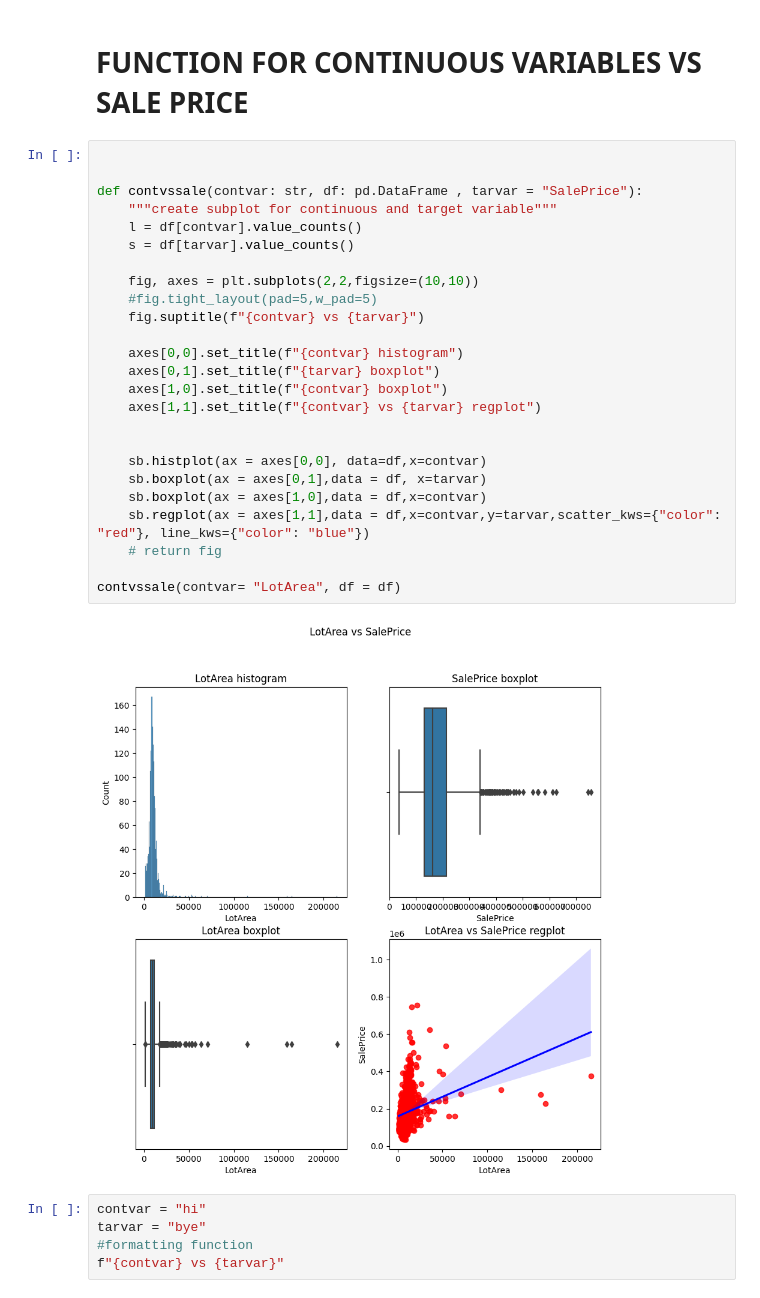
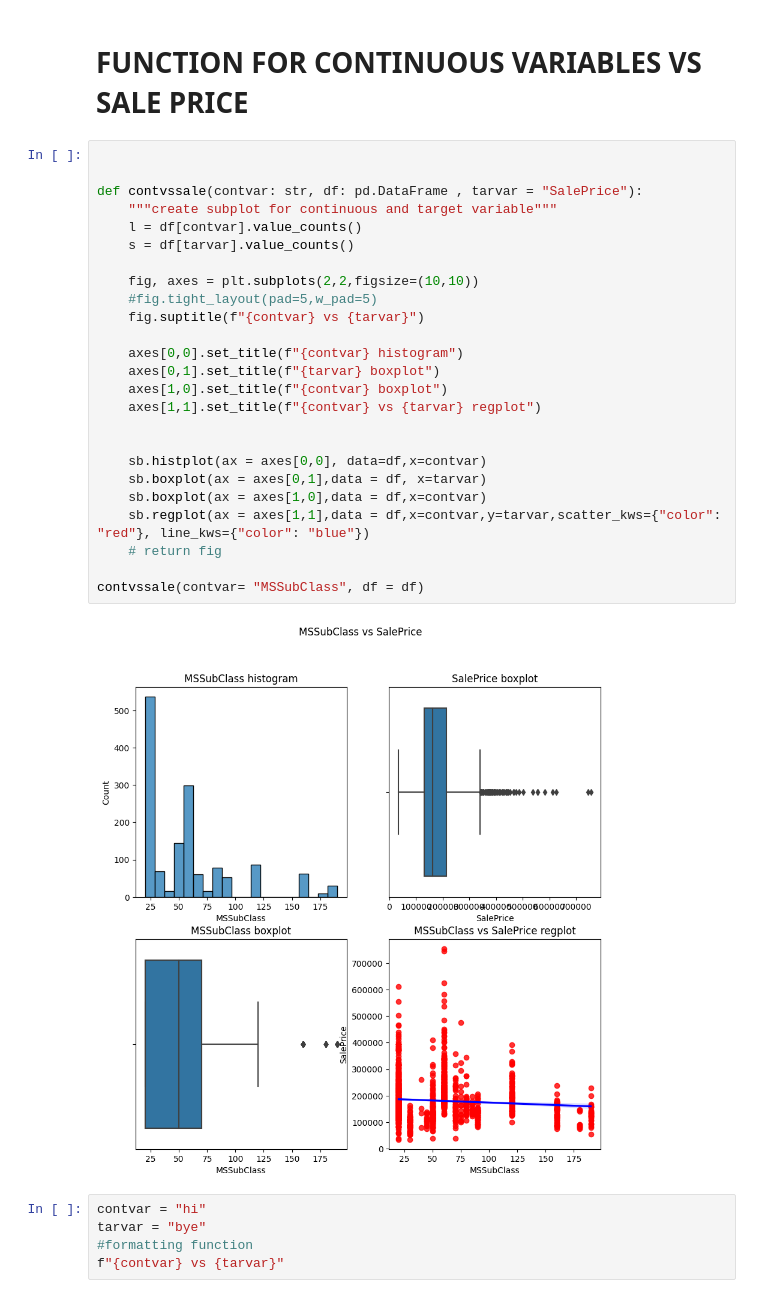
Before and after one commit to kaustubhnair02/OrionInternship-23, a Jupyter notebook: notebooks/EDA.ipynb, the cells around one changed output. Cells and saved outputs as stored; diff of their text form.

```diff
--- a/notebooks/EDA.ipynb
+++ b/notebooks/EDA.ipynb
@@ -390,30 +390,30 @@ sb.boxplot(data = df, x='OverallQual',y='SalePrice',hue="Street")
 # %%
 
 
 def contvssale(contvar: str, df: pd.DataFrame , tarvar = "SalePrice"):
     """create subplot for continuous and target variable"""
     l = df[contvar].value_counts()
     s = df[tarvar].value_counts()
 
     fig, axes = plt.subplots(2,2,figsize=(10,10))
     #fig.tight_layout(pad=5,w_pad=5)
     fig.suptitle(f"{contvar} vs {tarvar}")
 
     axes[0,0].set_title(f"{contvar} histogram")
     axes[0,1].set_title(f"{tarvar} boxplot")
     axes[1,0].set_title(f"{contvar} boxplot")
     axes[1,1].set_title(f"{contvar} vs {tarvar} regplot")
 
 
     sb.histplot(ax = axes[0,0], data=df,x=contvar)
     sb.boxplot(ax = axes[0,1],data = df, x=tarvar)
     sb.boxplot(ax = axes[1,0],data = df,x=contvar)
     sb.regplot(ax = axes[1,1],data = df,x=contvar,y=tarvar,scatter_kws={"color": "red"}, line_kws={"color": "blue"})
     # return fig
 
-contvssale(contvar= "LotArea", df = df)
+contvssale(contvar= "MSSubClass", df = df)
 # %% [output]
-[figure, old version]
+[figure, new version]
 # %%
 contvar = "hi"
 tarvar = "bye"
```
Also changed, not shown: parts of 2 cells of this notebook.
